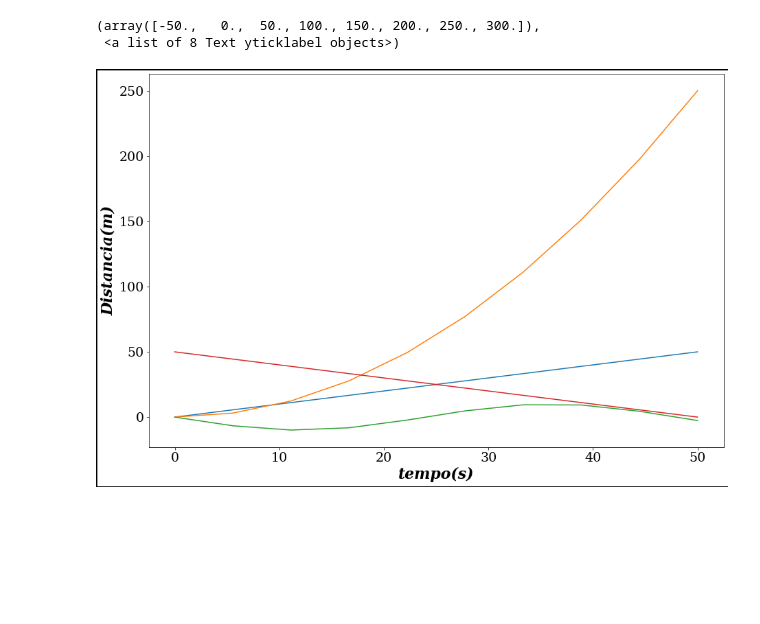
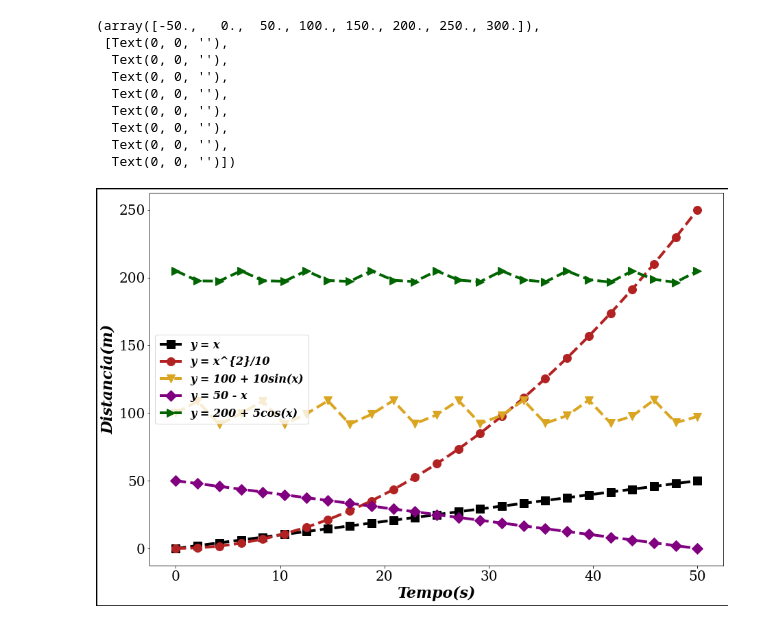
Before and after one commit to michaelsouza/dla-collagen, a Jupyter notebook: grahp.ipynb, the cells around one changed output. Drawn from its saved outputs; the diff is of its cells as text; code cells hidden in the pictures; blank space fills up the shorter version.

Commit message:
graph style

```diff
--- a/grahp.ipynb
+++ b/grahp.ipynb
@@ -4,35 +6,48 @@ import matplotlib.pyplot as plt
 # %%
-x = np.linspace(0,50,10)
+x = np.linspace(0,50,25)
+x2 = np.linspace(0,50,50)
 y1 = x
 y2 = x**2/10
-y3 = 10*np.sin(x)
+y3 = 100+10*np.sin(x)
 y4 = 50 - x
+y5 = 200 + 5*np.cos(x)
 # %%
 plt.figure(figsize=(15,10), edgecolor='black', linewidth=3)
 
 
 fontlabel = {'family': 'serif',
         'color':  'black',
         'weight': 'heavy',
         'style': 'italic',
         'size': 22,
         }
 
-fontticks = {'family': 'serif',
-        'color':  'black',
-        'weight': 'normal',
-        'size': 20,}
+fontlegend = font_manager.FontProperties(family='serif',
+                                   weight='heavy',
+                                   style = 'italic',
+                                   size = 16)
 
-plt.plot(x,y1)
-plt.plot(x,y2)
-plt.plot(x,y3)
-plt.plot(x,y4)
-plt.xlabel('tempo(s)',fontdict=fontlabel)
+
+
+plt.plot(x,y1, color = 'black', linewidth = 4,linestyle='dashed',markersize=12, marker = 's', label = 'y = x')
+plt.plot(x,y2, color = 'firebrick', linewidth = 4,linestyle='dashed',markersize=12, marker = 'o', label = r'y = x^{2}/10')
+plt.plot(x,y3, color = 'goldenrod', linewidth = 4,linestyle='dashed',markersize=12, marker = 'v', label = r'y = 100 + 10sin(x)')
+plt.plot(x,y4, color = 'purple', linewidth = 4,linestyle='dashed',markersize=12, marker = 'D', label = r'y = 50 - x')
+plt.plot(x,y5, color = 'darkgreen', linewidth = 4,linestyle='dashed',markersize=12, marker = '>', label = r'y = 200 + 5cos(x)')
+plt.legend( loc = 'best',prop=fontlegend)
+plt.xlabel('Tempo(s)',fontdict=fontlabel)
 plt.ylabel("Distancia(m)",fontdict=fontlabel)
-plt.xticks(size = 19, family = 'serif', weight = 'normal')
-plt.yticks(size = 19, family = 'serif', weight = 'normal')
+plt.xticks(size = 20, family = 'serif', weight = 'normal')
+plt.yticks(size = 20, family = 'serif', weight = 'normal')
 #plt.yticks(fontdic = fontticks)
 # %% [output]
 (array([-50.,   0.,  50., 100., 150., 200., 250., 300.]),
- <a list of 8 Text yticklabel objects>)
+ [Text(0, 0, ''),
+  Text(0, 0, ''),
+  Text(0, 0, ''),
+  Text(0, 0, ''),
+  Text(0, 0, ''),
+  Text(0, 0, ''),
+  Text(0, 0, ''),
+  Text(0, 0, '')])
-[figure, old version]
+[figure, new version]
```
Also changed, not shown: parts of 2 cells of this notebook, 2 other files.
